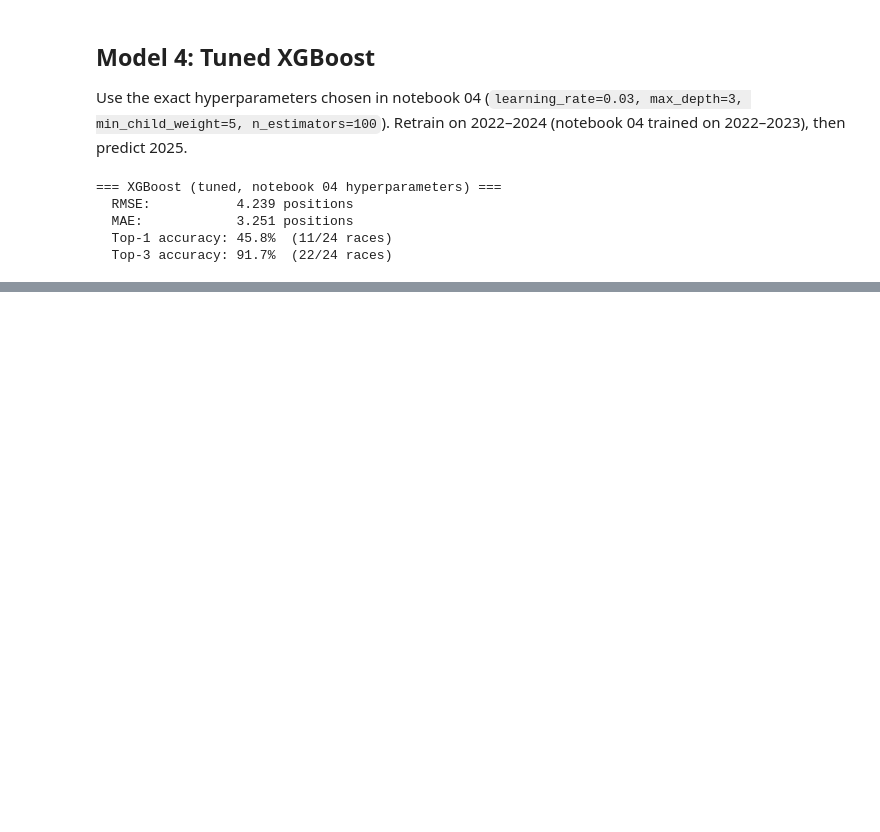
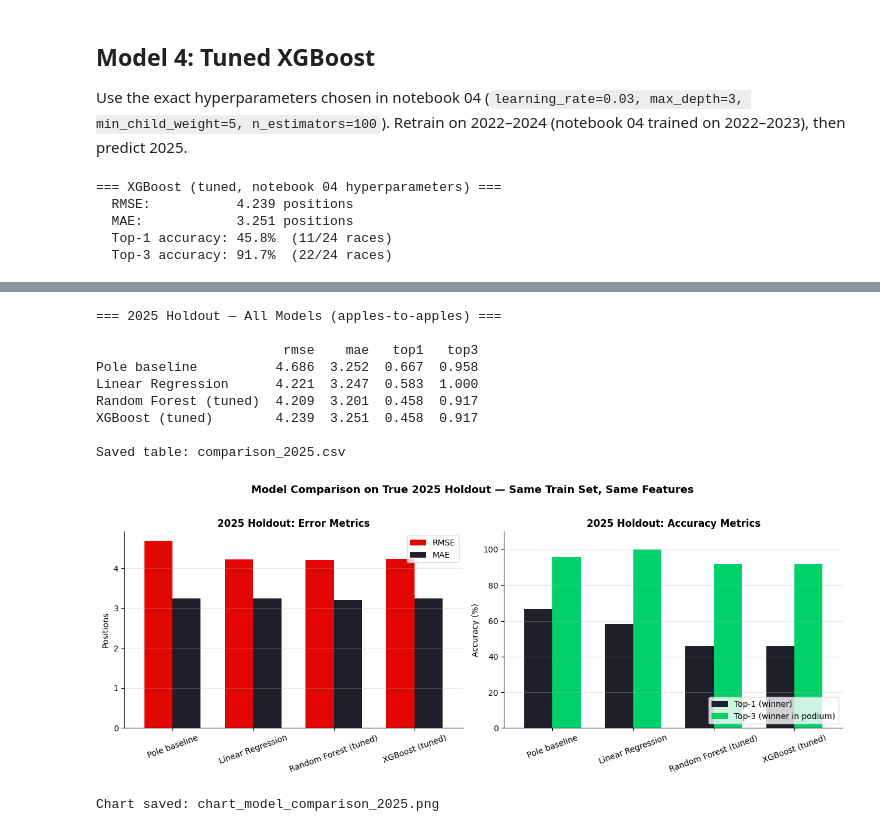
Before and after one commit to Om-Ravindra-Patil/F1-Race-Predictor, a Jupyter notebook: notebooks/06_model_comparison.ipynb, the cells around one changed output, grey strips where cells are left out. Cells and saved outputs as stored; diff of their text form; code cells hidden in the pictures; blank space fills up the shorter version.

```diff
--- a/notebooks/06_model_comparison.ipynb
+++ b/notebooks/06_model_comparison.ipynb
@@ -234,0 +275,58 @@ results_xgb = evaluate_predictions(
+# %%
+# Build the comparison table for plotting
+comparison = pd.DataFrame({
+    "Pole baseline":         results_pole,
+    "Linear Regression":     results_lr,
+    "Random Forest (tuned)": results_rf,
+    "XGBoost (tuned)":       results_xgb,
+}).T[["rmse", "mae", "top1", "top3"]]
+
+print("\n=== 2025 Holdout — All Models (apples-to-apples) ===\n")
+print(comparison.round(3).to_string())
+
+# Save as CSV for later use
+comparison.to_csv("comparison_2025.csv")
+print("\nSaved table: comparison_2025.csv")
+
+# Build the side-by-side chart
+fig, axes = plt.subplots(1, 2, figsize=(13, 5))
+
+# Left: RMSE and MAE
+metrics_to_plot = comparison[["rmse", "mae"]].copy()
+metrics_to_plot.plot(kind="bar", ax=axes[0], color=["#E10600", "#1F1F2C"], width=0.7)
+axes[0].set_title("2025 Holdout: Error Metrics", fontsize=12, fontweight="bold")
+axes[0].set_ylabel("Positions")
+axes[0].set_xlabel("")
+axes[0].tick_params(axis="x", rotation=20)
+axes[0].legend(["RMSE", "MAE"], loc="upper right")
+axes[0].grid(axis="y", alpha=0.3)
+
+# Right: top-1 and top-3 accuracy
+acc_to_plot = (comparison[["top1", "top3"]] * 100).copy()
+acc_to_plot.plot(kind="bar", ax=axes[1], color=["#1F1F2C", "#00D26A"], width=0.7)
+axes[1].set_title("2025 Holdout: Accuracy Metrics", fontsize=12, fontweight="bold")
+axes[1].set_ylabel("Accuracy (%)")
+axes[1].set_xlabel("")
+axes[1].tick_params(axis="x", rotation=20)
+axes[1].legend(["Top-1 (winner)", "Top-3 (winner in podium)"], loc="lower right")
+axes[1].grid(axis="y", alpha=0.3)
+axes[1].set_ylim(0, 110)
+
+plt.suptitle("Model Comparison on True 2025 Holdout — Same Train Set, Same Features",
+             fontsize=13, fontweight="bold", y=1.02)
+plt.tight_layout()
+plt.savefig("chart_model_comparison_2025.png", dpi=150, bbox_inches="tight")
+plt.show()
+print("\nChart saved: chart_model_comparison_2025.png")
+# %% [output]
+=== 2025 Holdout — All Models (apples-to-apples) ===
+
+                        rmse    mae   top1   top3
+Pole baseline          4.686  3.252  0.667  0.958
+Linear Regression      4.221  3.247  0.583  1.000
+Random Forest (tuned)  4.209  3.201  0.458  0.917
+XGBoost (tuned)        4.239  3.251  0.458  0.917
+
+Saved table: comparison_2025.csv
+[figure, added]
+Chart saved: chart_model_comparison_2025.png
```
Also changed, not shown: parts of 6 cells of this notebook, 1 other file.
